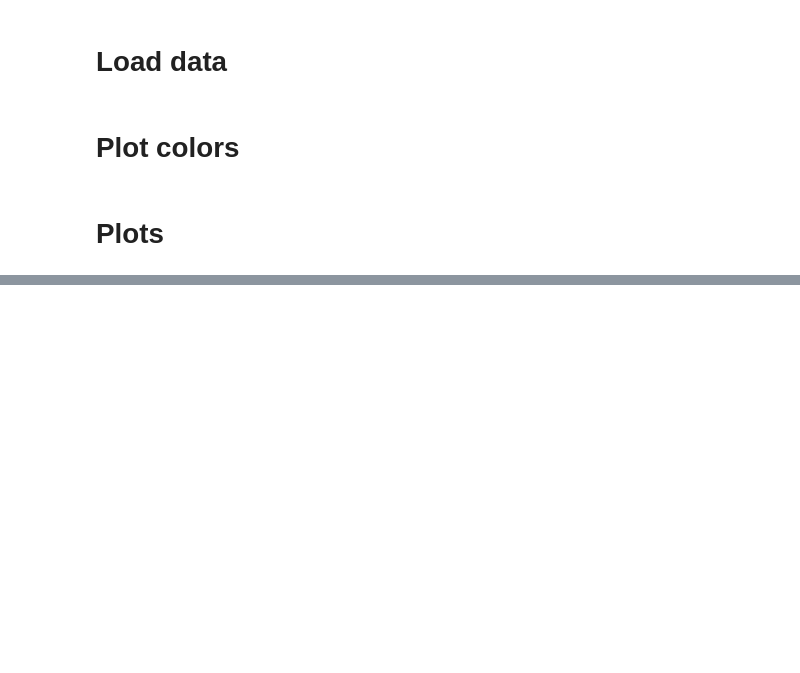
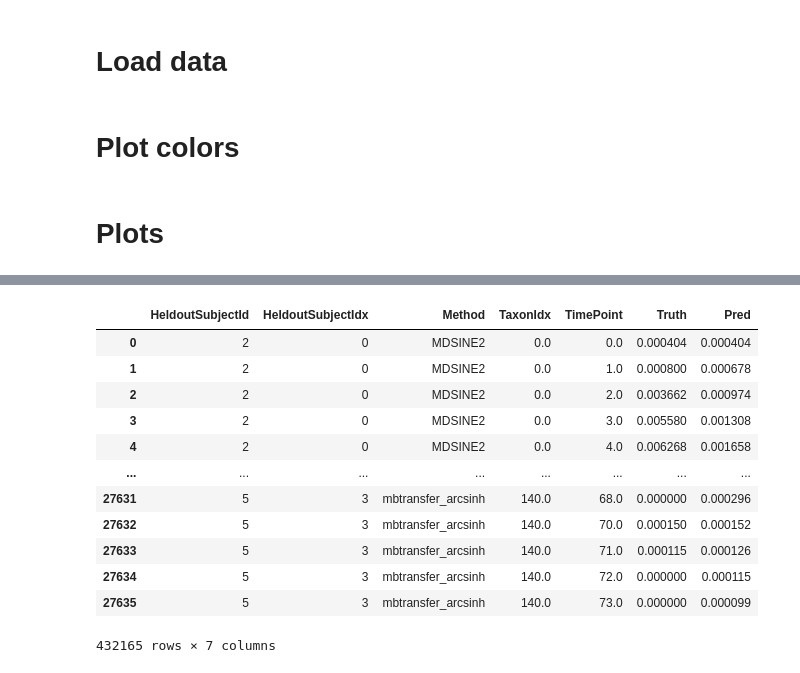
Before and after one commit to gibsonlab/microbiome_interventions, a Jupyter notebook: _plots/step1_cv_plot.ipynb, the cells around one changed output, grey strips where cells are left out. Drawn from its saved outputs; the diff is of its cells as text; code cells hidden in the pictures; blank space fills up the shorter version.

```diff
--- a/_plots/step1_cv_plot.ipynb
+++ b/_plots/step1_cv_plot.ipynb
@@ -241,0 +244,16 @@ plt.savefig('mbtransfer_healthy_cohort.pdf',bbox_inches='tight')
+# %%
+healthy_rel_df
+# %% [output]
+|  | HeldoutSubjectId | HeldoutSubjectIdx | Method | TaxonIdx | TimePoint | Truth | Pred |
+| 0 | 2 | 0 | MDSINE2 | 0.0 | 0.0 | 0.000404 | 0.000404 |
+| 1 | 2 | 0 | MDSINE2 | 0.0 | 1.0 | 0.000800 | 0.000678 |
+| 2 | 2 | 0 | MDSINE2 | 0.0 | 2.0 | 0.003662 | 0.000974 |
+| 3 | 2 | 0 | MDSINE2 | 0.0 | 3.0 | 0.005580 | 0.001308 |
+| 4 | 2 | 0 | MDSINE2 | 0.0 | 4.0 | 0.006268 | 0.001658 |
+| ... | ... | ... | ... | ... | ... | ... | ... |
+| 27631 | 5 | 3 | mbtransfer_arcsinh | 140.0 | 68.0 | 0.000000 | 0.000296 |
+| 27632 | 5 | 3 | mbtransfer_arcsinh | 140.0 | 70.0 | 0.000150 | 0.000152 |
+| 27633 | 5 | 3 | mbtransfer_arcsinh | 140.0 | 71.0 | 0.000115 | 0.000126 |
+| 27634 | 5 | 3 | mbtransfer_arcsinh | 140.0 | 72.0 | 0.000000 | 0.000115 |
+| 27635 | 5 | 3 | mbtransfer_arcsinh | 140.0 | 73.0 | 0.000000 | 0.000099 |
+432165 rows × 7 columns
```
Also changed, not shown: parts of 3 cells of this notebook, 12 other files.
